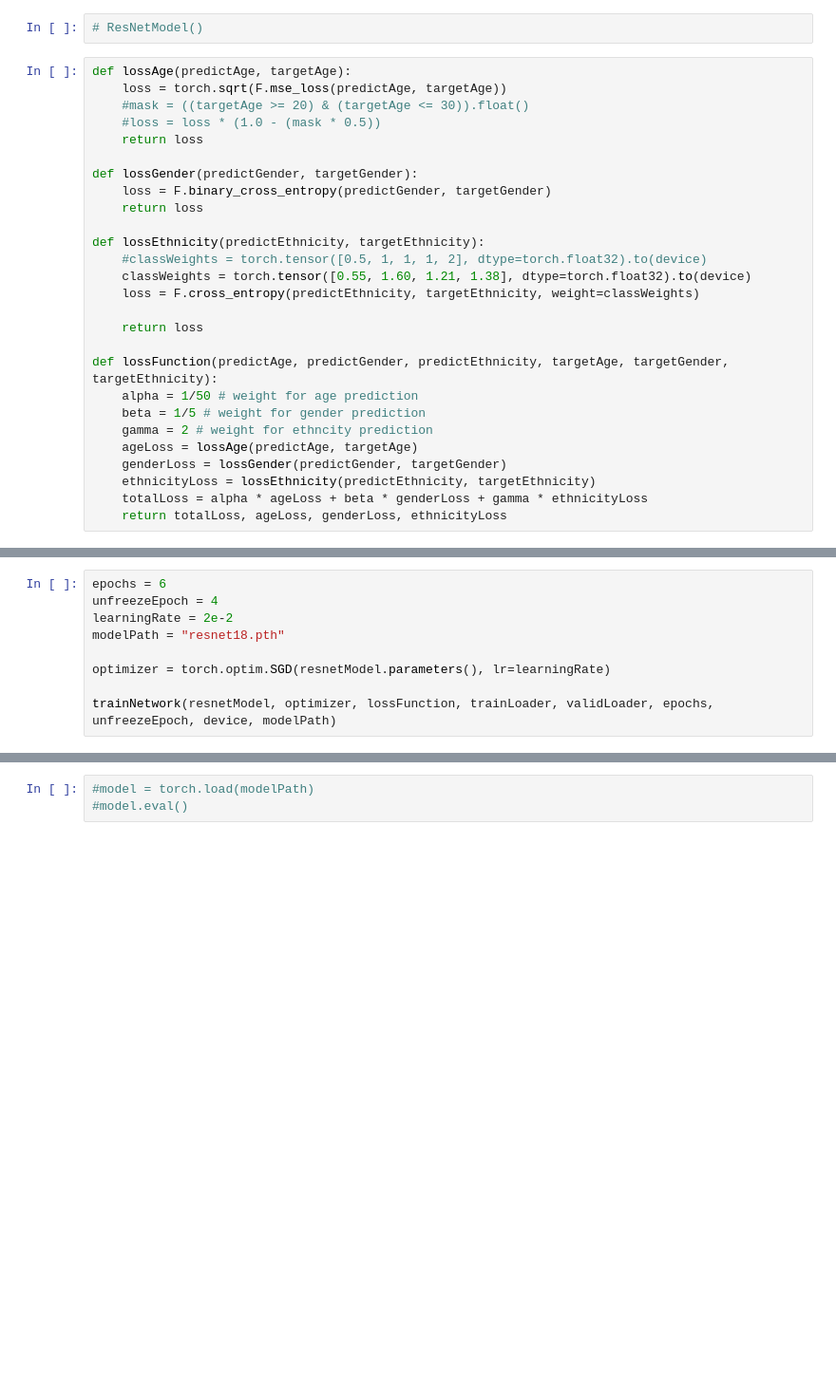
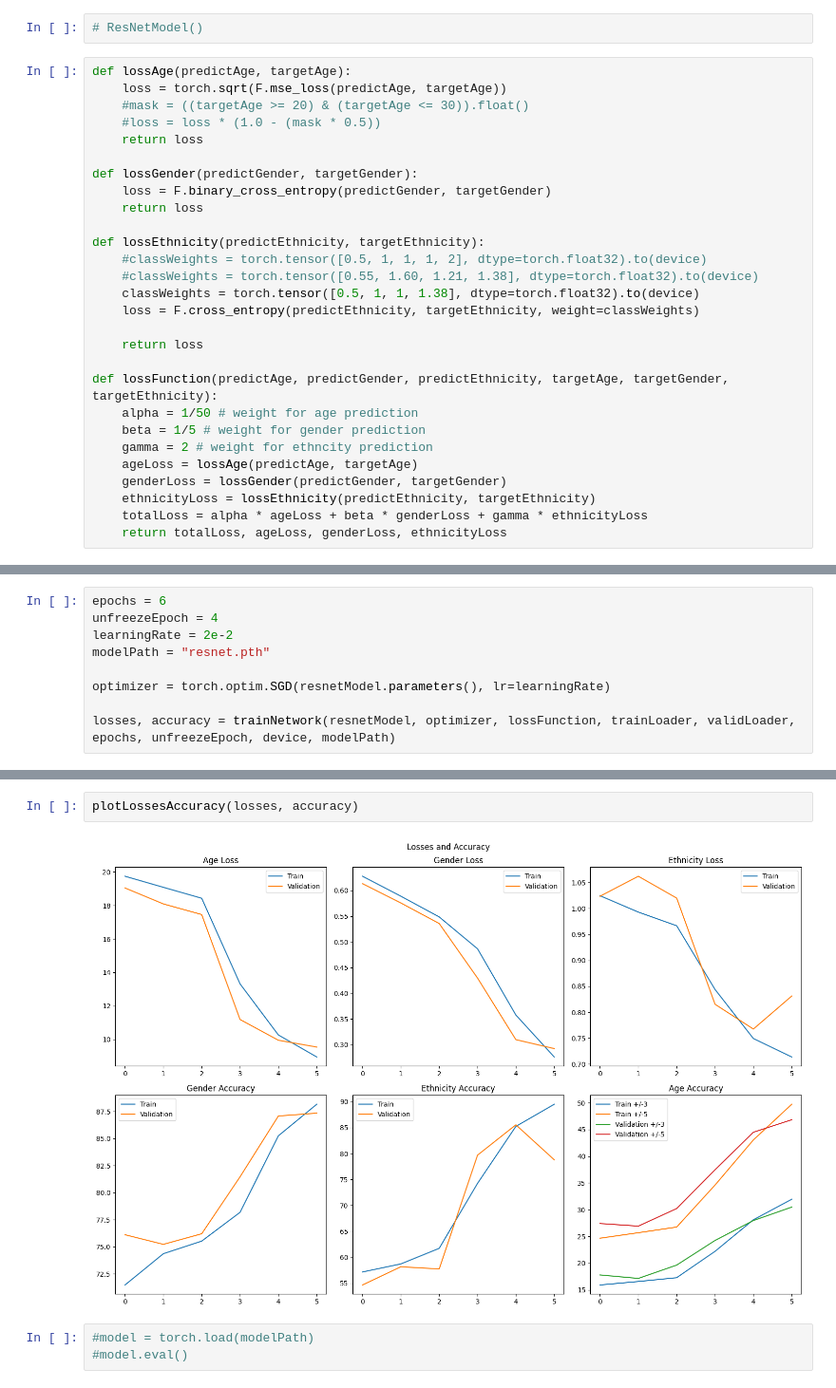
Before and after one commit to IsakLundstrom/D7047E_Exercises_and_Project, a Jupyter notebook: Project/train.ipynb, the cells around one changed output, grey strips where cells are left out. Shown at 95% size. Cells and saved outputs as stored; diff of their text form; blank space fills up the shorter version.

Commit message:
Added loss and accuracy plots after training

```diff
--- a/Project/train.ipynb
+++ b/Project/train.ipynb
@@ -127,7 +126,8 @@ def lossGender(predictGender, targetGender):
 
 def lossEthnicity(predictEthnicity, targetEthnicity):
     #classWeights = torch.tensor([0.5, 1, 1, 1, 2], dtype=torch.float32).to(device)
-    classWeights = torch.tensor([0.55, 1.60, 1.21, 1.38], dtype=torch.float32).to(device)
+    #classWeights = torch.tensor([0.55, 1.60, 1.21, 1.38], dtype=torch.float32).to(device)
+    classWeights = torch.tensor([0.5, 1, 1, 1.38], dtype=torch.float32).to(device)
     loss = F.cross_entropy(predictEthnicity, targetEthnicity, weight=classWeights)
 
     return loss
@@ -231,9 +266,9 @@ Downloading: "https://download.pytorch.org/models/resnet34-b627a593.pth" to /roo
 epochs = 6
 unfreezeEpoch = 4
 learningRate = 2e-2
-modelPath = "resnet18.pth"
+modelPath = "resnet.pth"
 
 optimizer = torch.optim.SGD(resnetModel.parameters(), lr=learningRate)
 
-trainNetwork(resnetModel, optimizer, lossFunction, trainLoader, validLoader, epochs, unfreezeEpoch, device, modelPath)
+losses, accuracy = trainNetwork(resnetModel, optimizer, lossFunction, trainLoader, validLoader, epochs, unfreezeEpoch, device, modelPath)
 # %% [output]
@@ -241,3 +350,7 @@ KeyboardInterrupt: ignored
+# %%
+plotLossesAccuracy(losses, accuracy)
+# %% [output]
+[figure, added]
 # %%
 #model = torch.load(modelPath)
 #model.eval()
```
Also changed, not shown: parts of 12 cells of this notebook.
